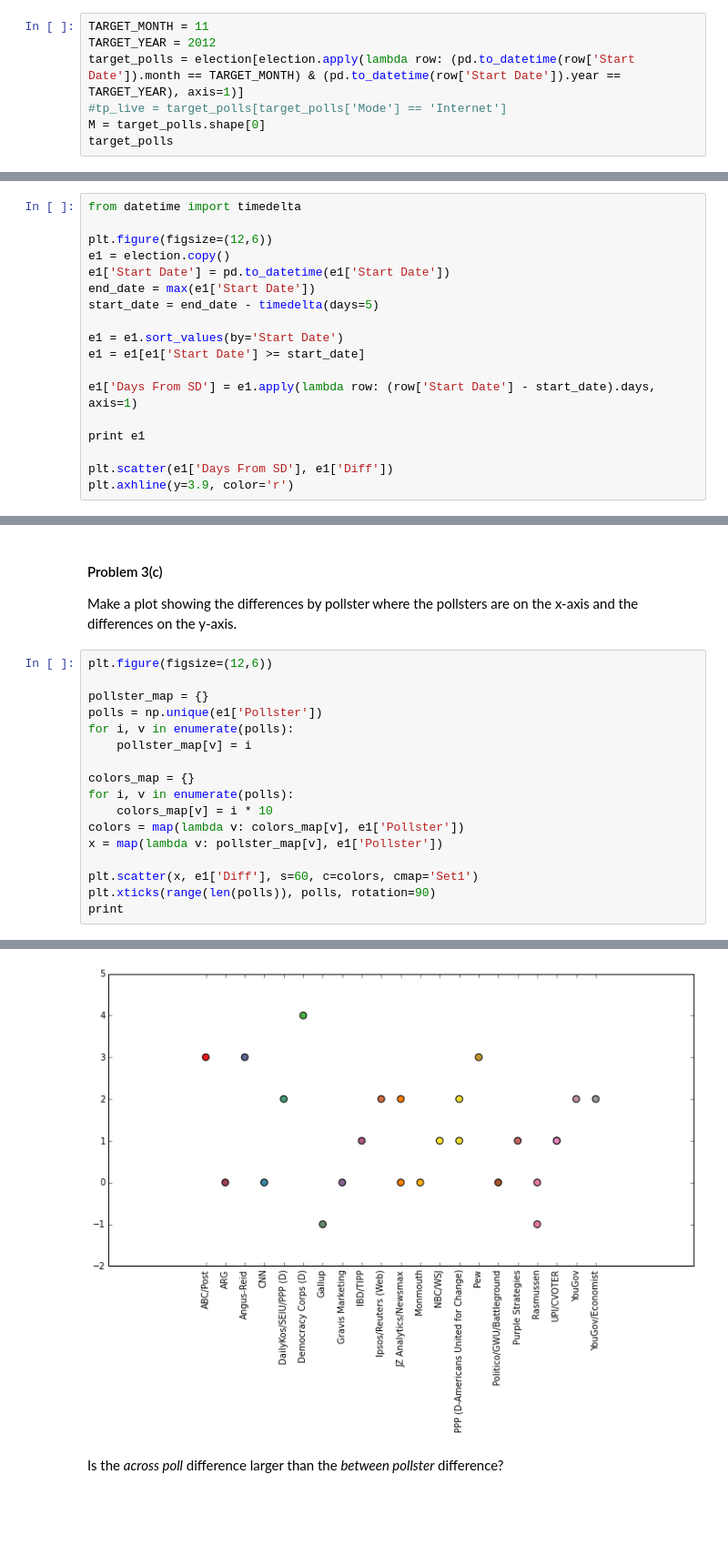
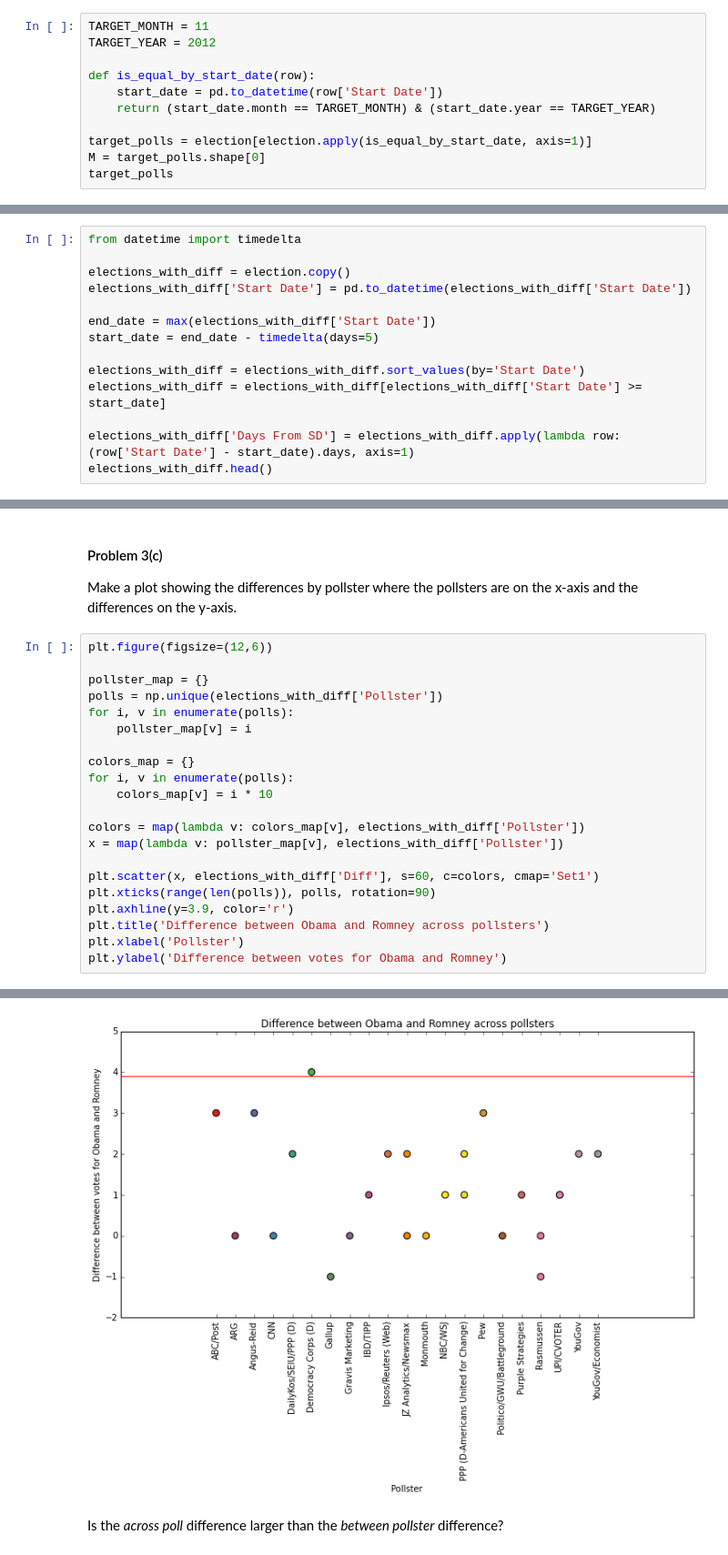
Before and after one commit to kanstantsin/cs109-2014, a Jupyter notebook: homework/HW2.ipynb, the cells around one changed output, grey strips where cells are left out. Shown: that part at 91% size. Saved outputs shown, nothing was run; the diff lists cells and outputs as text; blank space fills up the shorter version.

```diff
--- a/homework/HW2.ipynb
+++ b/homework/HW2.ipynb
@@ -398,8 +384,12 @@ How many polls were conducted in November? Define this number as M.
 # %%
 TARGET_MONTH = 11
 TARGET_YEAR = 2012
-target_polls = election[election.apply(lambda row: (pd.to_datetime(row['Start Date']).month == TARGET_MONTH) & (pd.to_datetime(row['Start Date']).year == TARGET_YEAR), axis=1)]
-#tp_live = target_polls[target_polls['Mode'] == 'Internet']
+
+def is_equal_by_start_date(row):
+    start_date = pd.to_datetime(row['Start Date'])
+    return (start_date.month == TARGET_MONTH) & (start_date.year == TARGET_YEAR)
+
+target_polls = election[election.apply(is_equal_by_start_date, axis=1)]
 M = target_polls.shape[0]
 target_polls
 # %% [output]
@@ -666,19 +607,15 @@ Make a plot of the differences for the week before the election (e.g. 5 days) wh
 # %%
 from datetime import timedelta
 
-plt.figure(figsize=(12,6))
-e1 = election.copy()
-e1['Start Date'] = pd.to_datetime(e1['Start Date'])
-end_date = max(e1['Start Date'])
+elections_with_diff = election.copy()
+elections_with_diff['Start Date'] = pd.to_datetime(elections_with_diff['Start Date'])
+
+end_date = max(elections_with_diff['Start Date'])
 start_date = end_date - timedelta(days=5)
 
-e1 = e1.sort_values(by='Start Date')
-e1 = e1[e1['Start Date'] >= start_date]
+elections_with_diff = elections_with_diff.sort_values(by='Start Date')
+elections_with_diff = elections_with_diff[elections_with_diff['Start Date'] >= start_date]
 
-e1['Days From SD'] = e1.apply(lambda row: (row['Start Date'] - start_date).days, axis=1)
-
-print e1
-
-plt.scatter(e1['Days From SD'], e1['Diff'])
-plt.axhline(y=3.9, color='r')
+elections_with_diff['Days From SD'] = elections_with_diff.apply(lambda row: (row['Start Date'] - start_date).days, axis=1)
+elections_with_diff.head()
 # %% [output]
@@ -709,17 +644,21 @@ Make a plot showing the differences by pollster where the pollsters are on the x
 plt.figure(figsize=(12,6))
 
 pollster_map = {}
-polls = np.unique(e1['Pollster'])
+polls = np.unique(elections_with_diff['Pollster'])
 for i, v in enumerate(polls):
     pollster_map[v] = i
 
 colors_map = {}
 for i, v in enumerate(polls):
     colors_map[v] = i * 10
-colors = map(lambda v: colors_map[v], e1['Pollster'])
-x = map(lambda v: pollster_map[v], e1['Pollster'])
 
-plt.scatter(x, e1['Diff'], s=60, c=colors, cmap='Set1')
+colors = map(lambda v: colors_map[v], elections_with_diff['Pollster'])
+x = map(lambda v: pollster_map[v], elections_with_diff['Pollster'])
+
+plt.scatter(x, elections_with_diff['Diff'], s=60, c=colors, cmap='Set1')
 plt.xticks(range(len(polls)), polls, rotation=90)
-print
+plt.axhline(y=3.9, color='r')
+plt.title('Difference between Obama and Romney across pollsters')
+plt.xlabel('Pollster')
+plt.ylabel('Difference between votes for Obama and Romney')
 # %% [output]
@@ -726,3 +666,3 @@ print
-[figure, old version]
+[figure, new version]
 # %% [markdown]
 Is the *across poll* difference larger than the *between pollster* difference?
```
Also changed, not shown: parts of 54 cells of this notebook.
